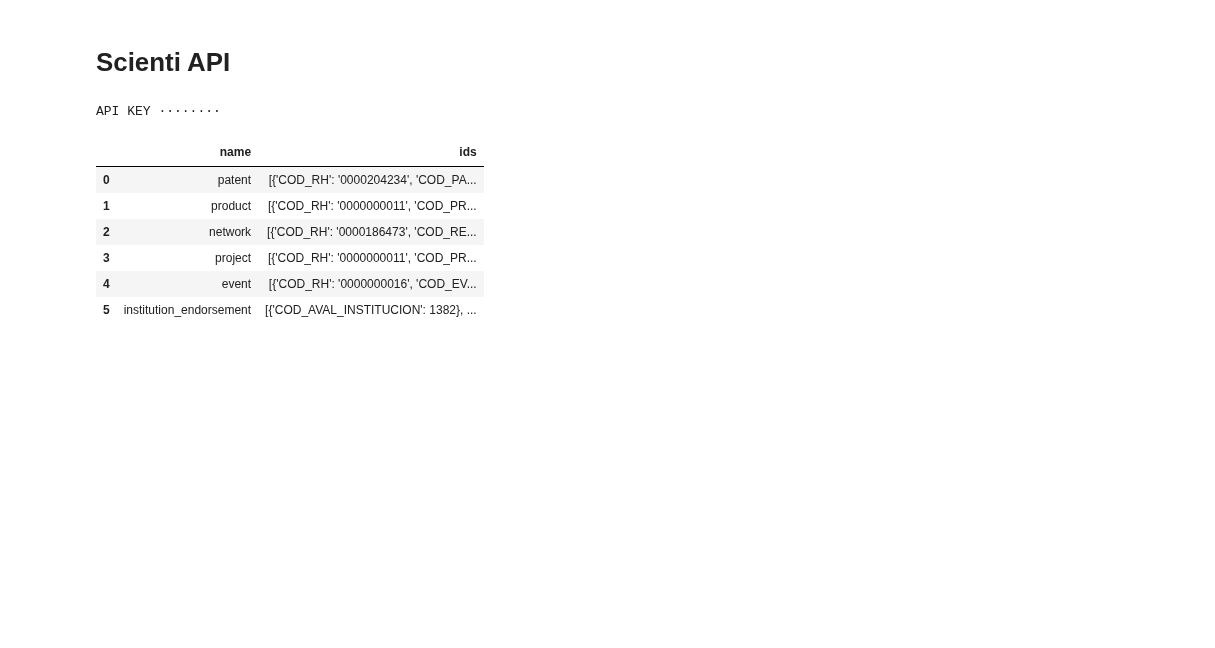
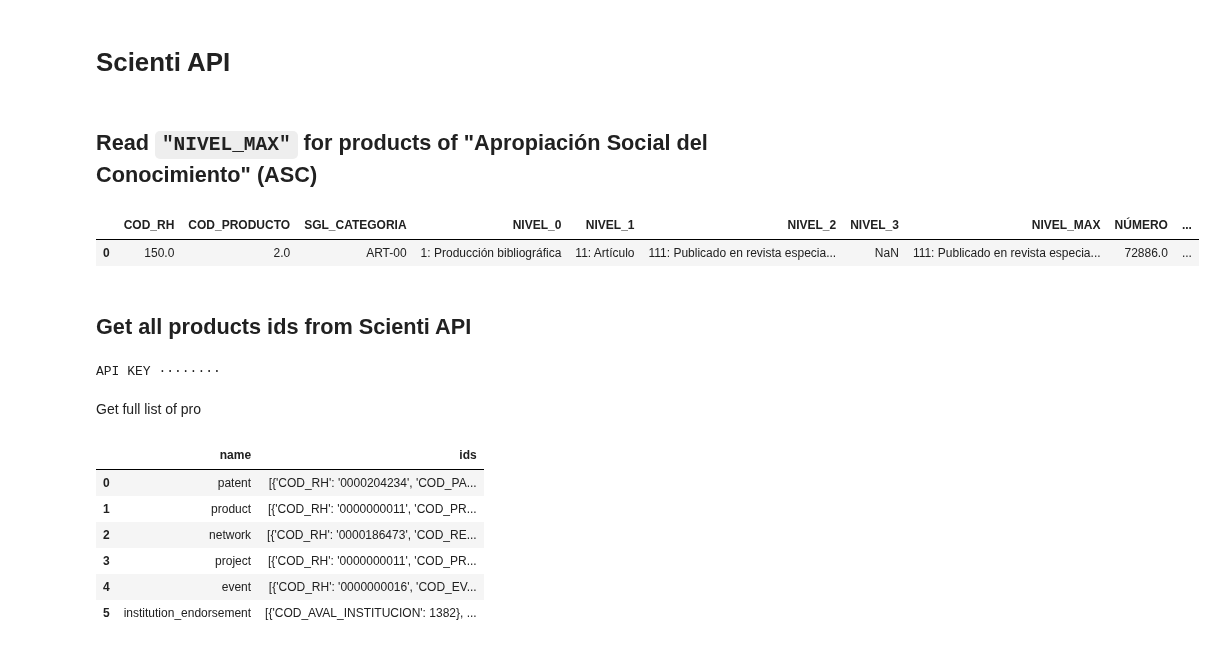
Before and after one commit to colav-playground/scienti, a Jupyter notebook: ScientiAPI.ipynb, the cells around one changed output. Cells and saved outputs as stored; diff of their text form; code cells hidden in the pictures; blank space fills up the shorter version.

```diff
--- a/ScientiAPI.ipynb
+++ b/ScientiAPI.ipynb
@@ -7,11 +9,22 @@ import pandas as pd
+# %% [markdown]
+## Read `"NIVEL_MAX"` for products of "Apropiación Social del Conocimiento" (ASC)
 # %%
 asc=pd.read_excel('https://docs.google.com/spreadsheets/d/e/2PACX-1vSjpIpwy89MwRwJdXNy0_Z5zCK6XrieZ2_Cf7i1SQTuk4b_hRrNzuCTBgQe3eTOew/pub?output=xlsx')
+# %%
+asc[:1]
+# %% [output]
+|  | COD_RH | COD_PRODUCTO | SGL_CATEGORIA | NIVEL_0 | NIVEL_1 | NIVEL_2 | NIVEL_3 | NIVEL_MAX | NÚMERO | ... |
+| 0 | 150.0 | 2.0 | ART-00 | 1: Producción bibliográfica | 11: Artículo | 111: Publicado en revista especia... | NaN | 111: Publicado en revista especia... | 72886.0 | ... |
 # %%
 dasc=dict(asc[asc['ASC']==1]['NIVEL_MAX'].str.split(': ').str[:2].to_list())
+# %% [markdown]
+## Get all products ids from Scienti API
 # %%
 k=getpass.getpass('API KEY')
 # %% [output]
 API KEY ········
+# %% [markdown]
+Get full list of pro
 # %%
 institution='udea'
 year=2022
```
Also changed, not shown: parts of 31 cells of this notebook, 1 other file.
